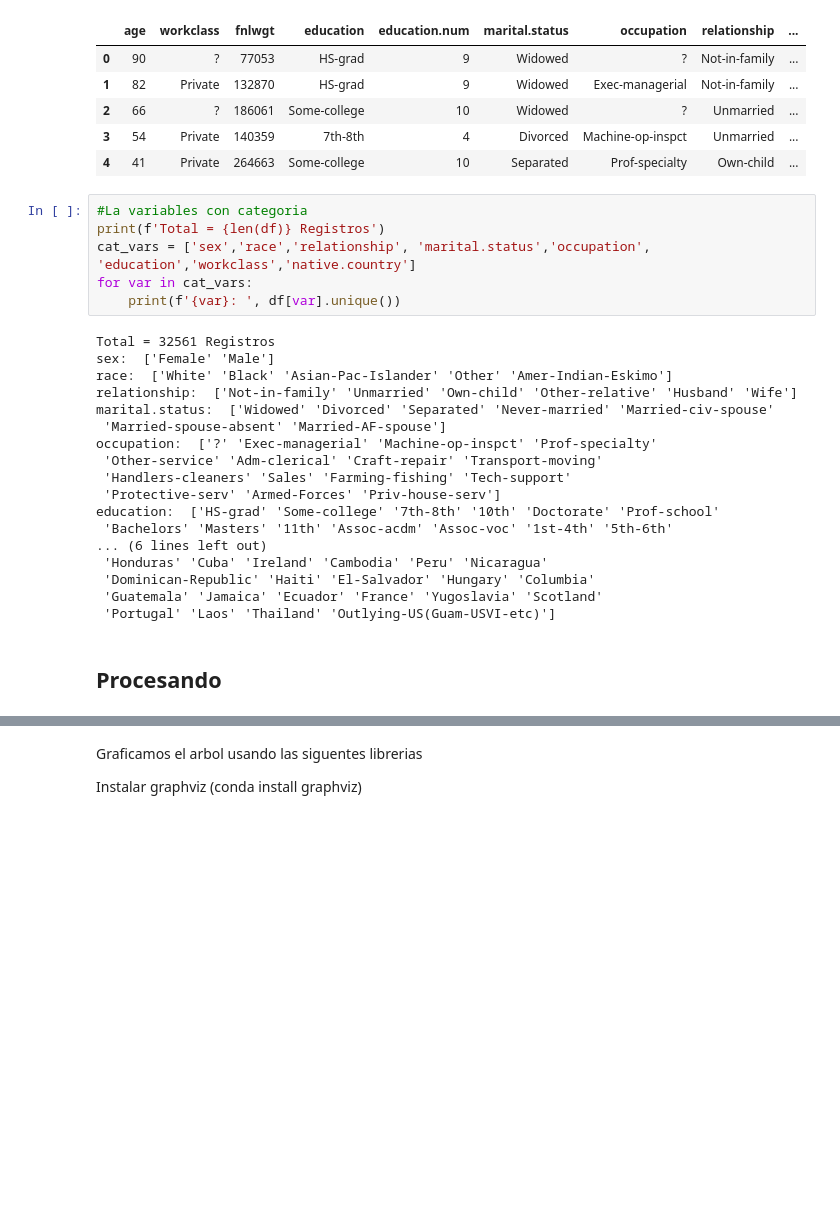
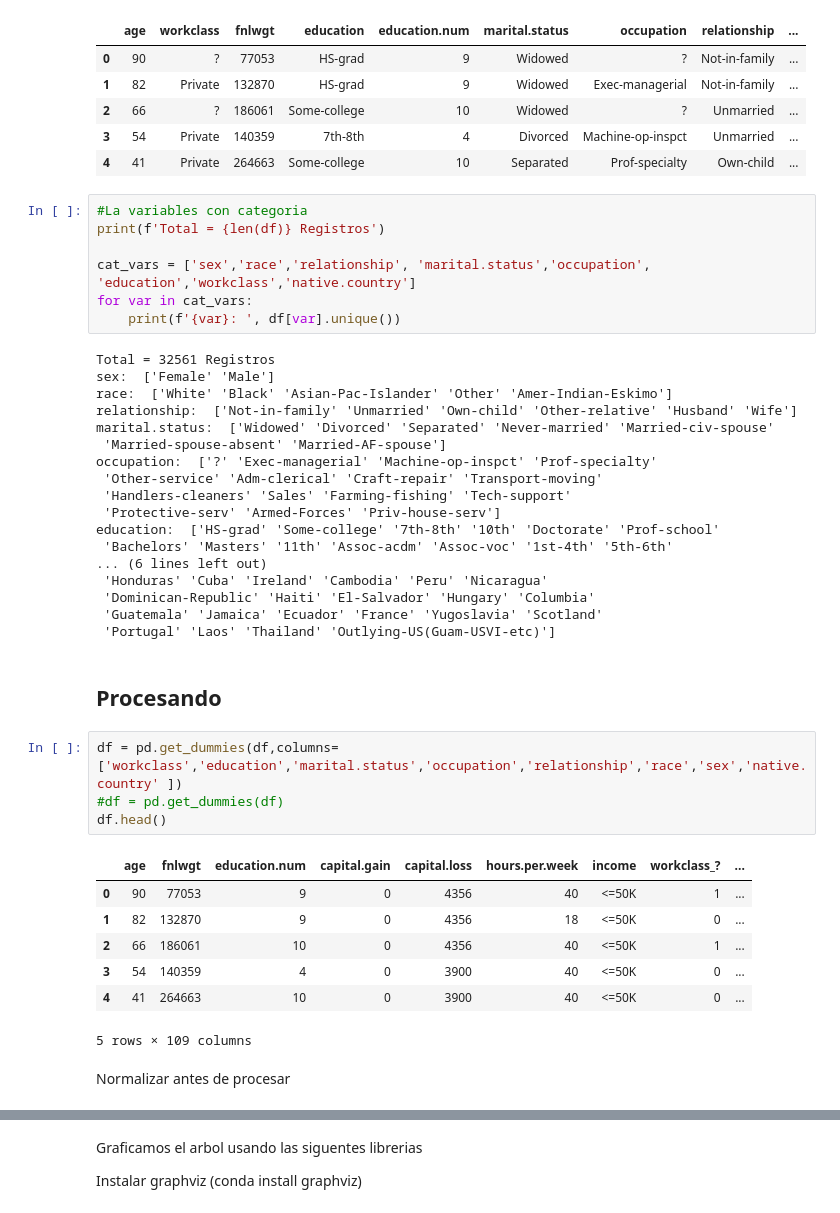
Before and after one commit to fepineda/AnalisisCensos, a Jupyter notebook: RedesNeuronales.ipynb, the cells around one changed output, grey strips where cells are left out. Saved outputs shown, nothing was run; the diff lists cells and outputs as text; blank space fills up the shorter version.

```diff
--- a/RedesNeuronales.ipynb
+++ b/RedesNeuronales.ipynb
@@ -312,6 +312,7 @@ df.head()
 # %%
 #La variables con categoria
 print(f'Total = {len(df)} Registros')
+
 cat_vars = ['sex','race','relationship', 'marital.status','occupation', 'education','workclass','native.country']
 for var in cat_vars:
     print(f'{var}: ', df[var].unique())
@@ -335,3 +336,17 @@ education:  ['HS-grad' 'Some-college' '7th-8th' '10th' 'Doctorate' 'Prof-school'
  'Portugal' 'Laos' 'Thailand' 'Outlying-US(Guam-USVI-etc)']
 # %% [markdown]
 ## Procesando
+# %%
+df = pd.get_dummies(df,columns=['workclass','education','marital.status','occupation','relationship','race','sex','native.country' ])
+#df = pd.get_dummies(df)
+df.head()
+# %% [output]
+|  | age | fnlwgt | education.num | capital.gain | capital.loss | hours.per.week | income | workclass_? | ... |
+| 0 | 90 | 77053 | 9 | 0 | 4356 | 40 | <=50K | 1 | ... |
+| 1 | 82 | 132870 | 9 | 0 | 4356 | 18 | <=50K | 0 | ... |
+| 2 | 66 | 186061 | 10 | 0 | 4356 | 40 | <=50K | 1 | ... |
+| 3 | 54 | 140359 | 4 | 0 | 3900 | 40 | <=50K | 0 | ... |
+| 4 | 41 | 264663 | 10 | 0 | 3900 | 40 | <=50K | 0 | ... |
+5 rows × 109 columns
+# %% [markdown]
+Normalizar antes de procesar
```
Also changed, not shown: parts of 7 cells of this notebook.
